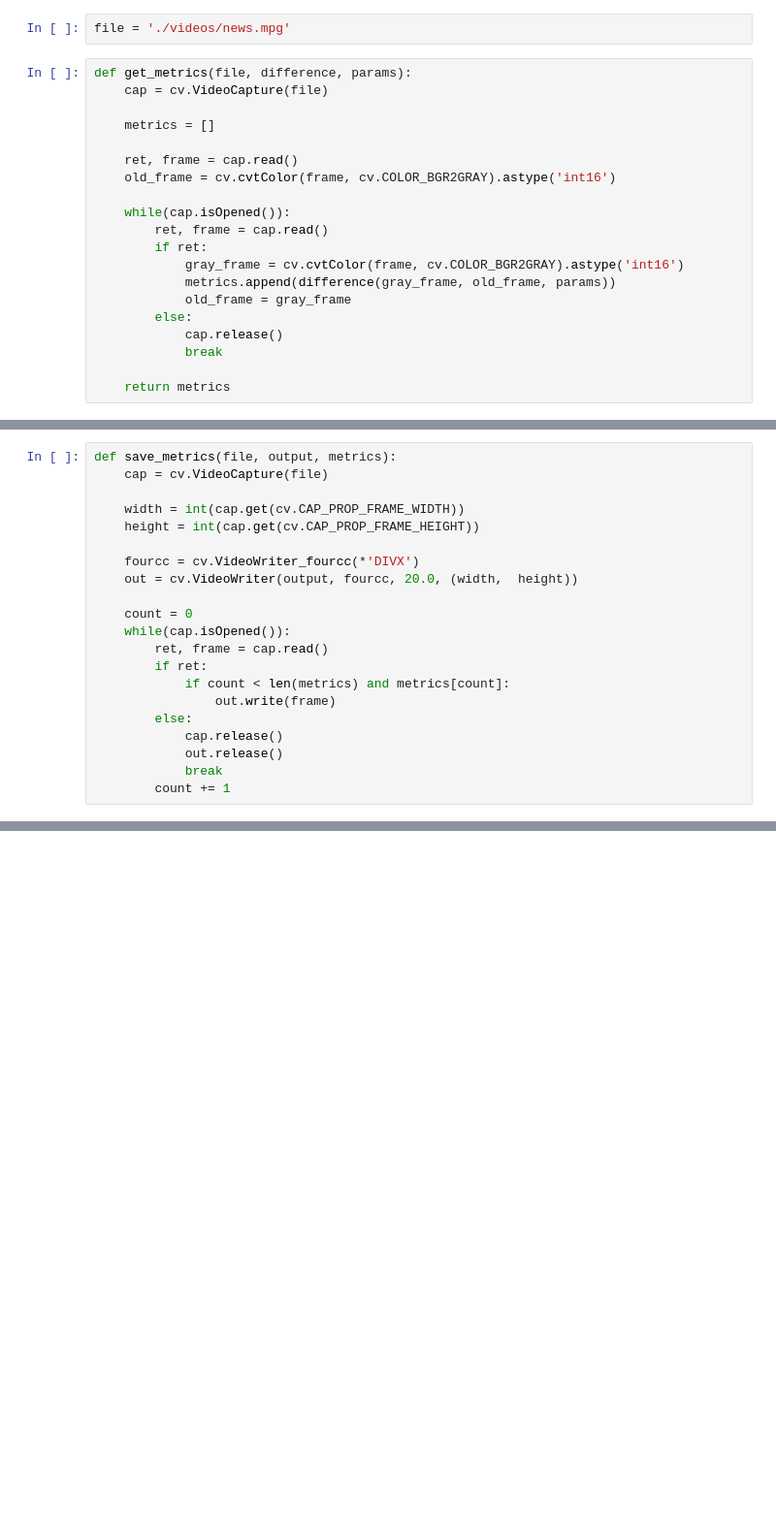
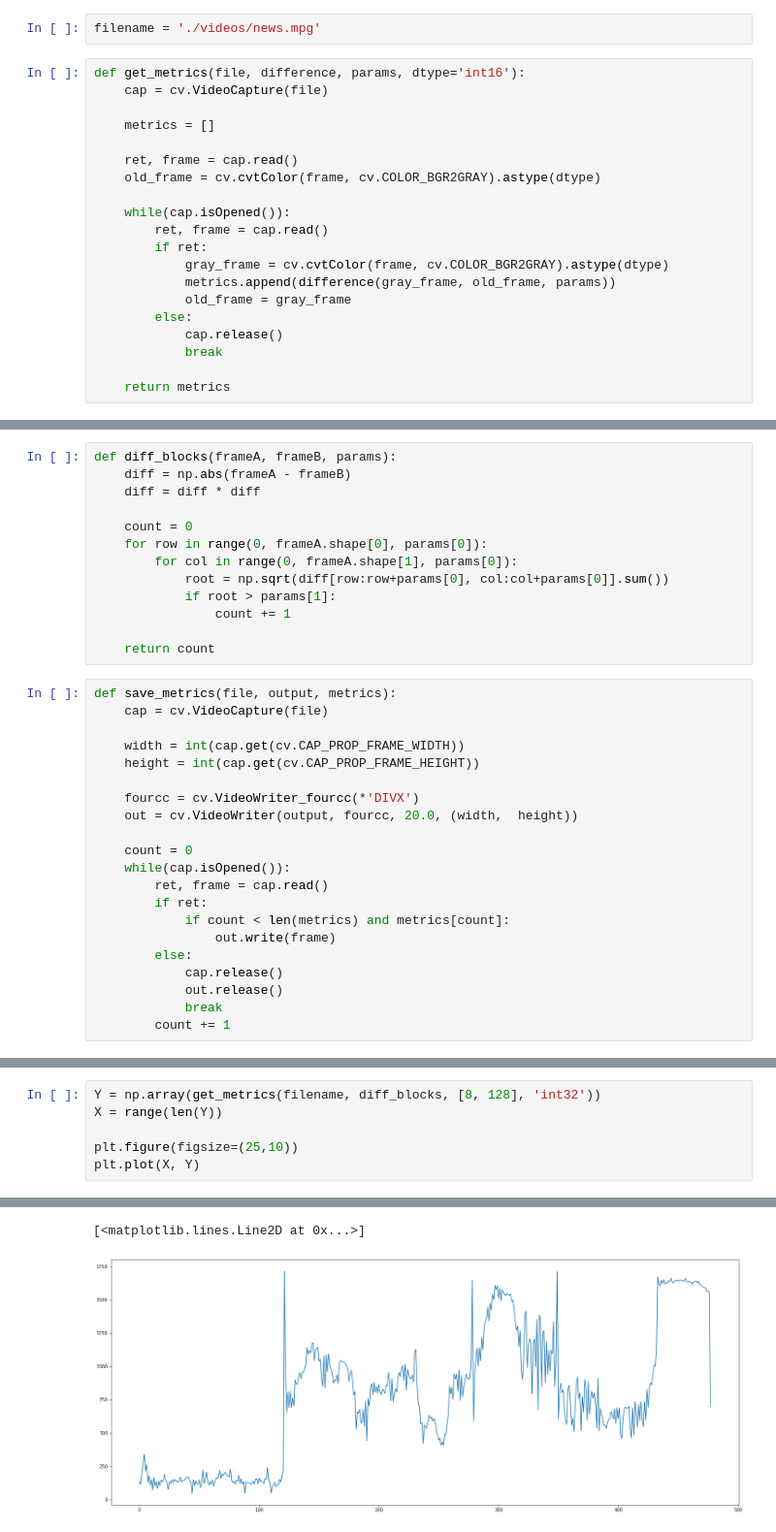
Before and after one commit to maldonadoq/image-processing, a Jupyter notebook: exercise/ex3/summarization.ipynb, the cells around one changed output, grey strips where cells are left out. Shown: that part at 97% size. Drawn from its saved outputs; the diff is of its cells as text; blank space fills up the shorter version.

Commit message:
blocks difference

```diff
--- a/exercise/ex3/summarization.ipynb
+++ b/exercise/ex3/summarization.ipynb
@@ -4,20 +4,20 @@ from matplotlib import pyplot as plt
 import numpy as np
 import cv2 as cv
 # %%
-file = './videos/news.mpg'
+filename = './videos/news.mpg'
 # %%
-def get_metrics(file, difference, params):
+def get_metrics(file, difference, params, dtype='int16'):
     cap = cv.VideoCapture(file)
 
     metrics = []
 
     ret, frame = cap.read()
-    old_frame = cv.cvtColor(frame, cv.COLOR_BGR2GRAY).astype('int16')
+    old_frame = cv.cvtColor(frame, cv.COLOR_BGR2GRAY).astype(dtype)
 
     while(cap.isOpened()):
         ret, frame = cap.read()
         if ret:
-            gray_frame = cv.cvtColor(frame, cv.COLOR_BGR2GRAY).astype('int16')
+            gray_frame = cv.cvtColor(frame, cv.COLOR_BGR2GRAY).astype(dtype)
             metrics.append(difference(gray_frame, old_frame, params))
             old_frame = gray_frame
         else:
@@ -43,3 +32,16 @@ plt.plot(X, Y)
+# %%
+def diff_blocks(frameA, frameB, params):
+    diff = np.abs(frameA - frameB)
+    diff = diff * diff
+
+    count = 0
+    for row in range(0, frameA.shape[0], params[0]):
+        for col in range(0, frameA.shape[1], params[0]):
+            root = np.sqrt(diff[row:row+params[0], col:col+params[0]].sum())
+            if root > params[1]:
+                count += 1
+
+    return count
 # %%
 def save_metrics(file, output, metrics):
     cap = cv.VideoCapture(file)
@@ -68,0 +85,7 @@ save_metrics(file, './videos/output.avi', Y > 3000)
+# %%
+Y = np.array(get_metrics(filename, diff_blocks, [8, 128], 'int32'))
+X = range(len(Y))
+
+plt.figure(figsize=(25,10))
+plt.plot(X, Y)
+# %% [output]
@@ -68,0 +94,2 @@ save_metrics(file, './videos/output.avi', Y > 3000)
+[<matplotlib.lines.Line2D at 0x...>]
+[figure, added]
```
Also changed, not shown: parts of 7 cells of this notebook.
